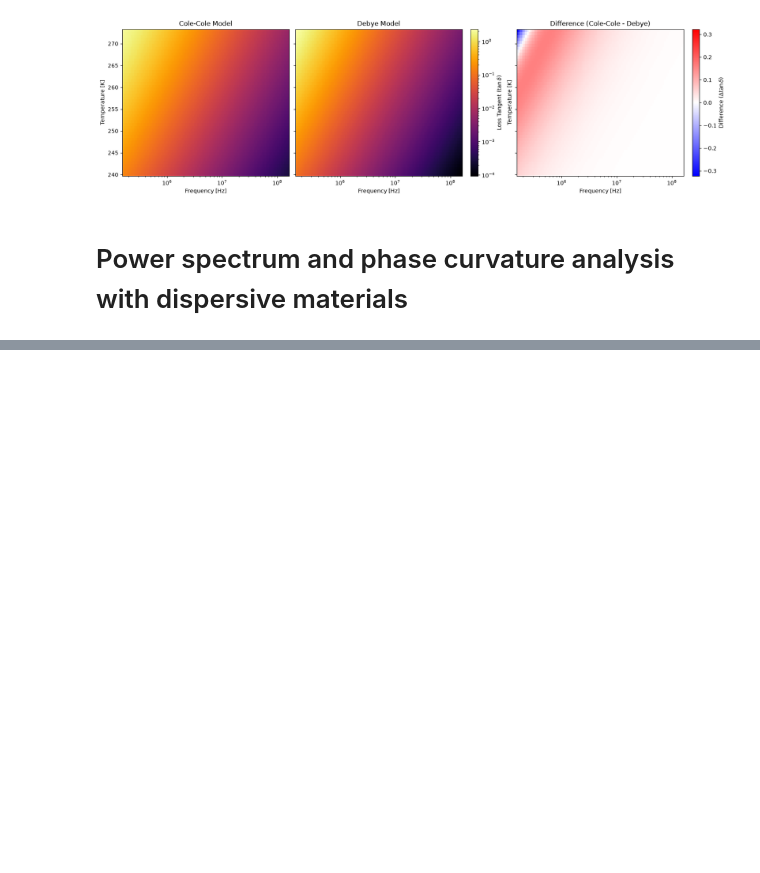
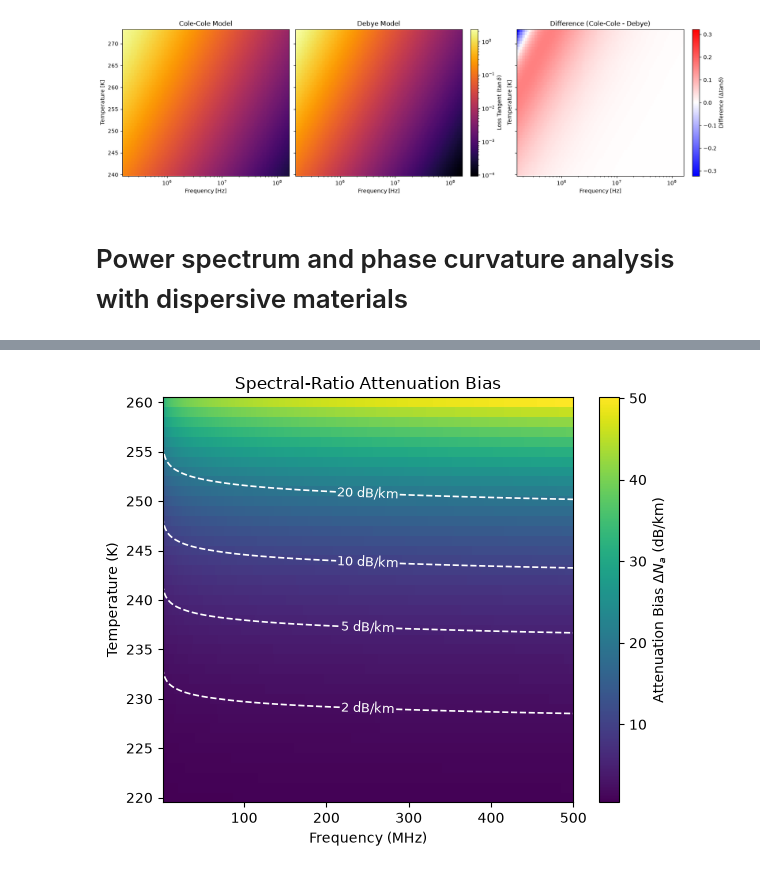
Before and after one commit to alastairyang/spectral-response, a Jupyter notebook: notebook/spectral-ratio.ipynb, the cells around one changed output, grey strips where cells are left out. Saved outputs shown, nothing was run; the diff lists cells and outputs as text; code cells hidden in the pictures; blank space fills up the shorter version.

```diff
--- a/notebook/spectral-ratio.ipynb
+++ b/notebook/spectral-ratio.ipynb
@@ -447,0 +480,84 @@ plt.grid(True)
+# %%
+def alpha_bias(omega, depsppdw, sigma_s, eps_infty = 3.15):
+    """
+    Bias in the spectral ratio estimate
+    """
+    c = 3e8
+    eps_0 = 8.854e-12
+
+    prefactor = 1 / (2 * c * eps_0 * np.sqrt(eps_infty))
+    return prefactor * (omega**2 * depsppdw * eps_0 - sigma_s)
+
+depsdw = cc_ice_bot.grad_imag(omega)
+sigma_s_vec = ice_sigma_s * np.ones_like(omega)
+alpha_biases = [alpha_bias(omega_i, grad_i, sigma_s_i) for omega_i, grad_i, sigma_s_i in zip(omega, depsdw, sigma_s_vec)]
+Na_biases = np.array(alpha_biases) * (-8686) # dB/km
+# %%
+T_vals = np.linspace(220, 260, 41)  # 1 K steps
+Na_bias_grid = np.zeros((len(T_vals), len(omega)))
+
+sigma_s_vec = ice_sigma_s * np.ones_like(omega)
+
+# 2. Run parametric sweep
+for i, T_val in enumerate(T_vals):
+    cc_model = ColeColeModel(
+        eps_infty=ice_eps_infty,
+        delta_eps=ice_delta_eps,
+        sigma_s=ice_sigma_s,
+        alpha=ice_alpha,
+        T=float(T_val),
+    )
+    depsppdw = cc_model.grad_imag(omega)
+
+    biases = [
+        alpha_bias(w, g, s, eps_infty=ice_eps_infty)
+        for w, g, s in zip(omega, depsppdw, sigma_s_vec)
+    ]
+    Na_bias_grid[i, :] = np.array(biases) * (-8686)  # Convert Np/m to dB/km
+
+# 3. Plot heatmap
+fig, ax = plt.subplots(figsize=(6, 5))
+
+# Convert f_mhz to MHz if it's currently in Hz (e.g., 1e6 to 5e8)
+f_plot = f_mhz / 1e6 if np.max(f_mhz) > 1e4 else f_mhz
+
+pcm = ax.pcolormesh(
+    f_plot,
+    T_vals,
+    Na_bias_grid,
+    shading="auto",
+    cmap="viridis",
+)
+
+# Add contour lines at 2, 5, 10, 20 dB/km
+levels = [2, 5, 10, 20]
+cs = ax.contour(
+    f_plot,
+    T_vals,
+    Na_bias_grid,
+    levels=levels,
+    colors="white",
+    linewidths=1.2,
+    linestyles="--",
+)
+
+# Place each label at the midpoint of its longest contour segment
+manual_locs = []
+for segs in cs.allsegs:
+    if segs:
+        longest_seg = max(segs, key=len)
+        mid_idx = len(longest_seg) // 2
+        manual_locs.append(tuple(longest_seg[mid_idx]))
+
+ax.clabel(cs, inline=True, fontsize=9, fmt="%g dB/km", manual=manual_locs)
+
+cbar = fig.colorbar(pcm, ax=ax, label=r"Attenuation Bias $\Delta N_a$ (dB/km)")
+ax.set_xlabel("Frequency (MHz)")
+ax.set_ylabel("Temperature (K)")
+ax.set_title("Spectral-Ratio Attenuation Bias")
+
+plt.tight_layout()
+plt.savefig("../fig/attenuation_bias_heatmap.png")
+plt.show()
+# %% [output]
+[figure, added]
```
Also changed, not shown: parts of 7 cells of this notebook, 10 other files.
